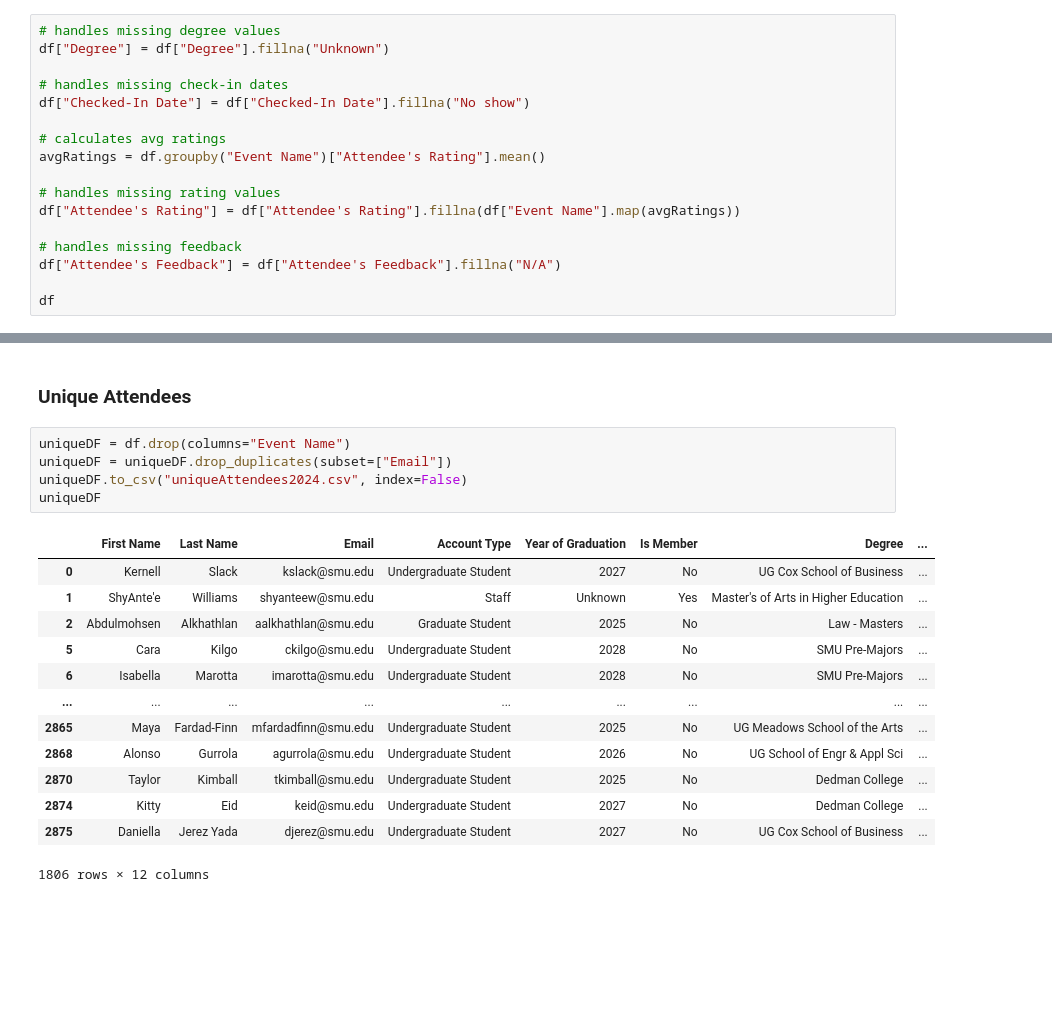
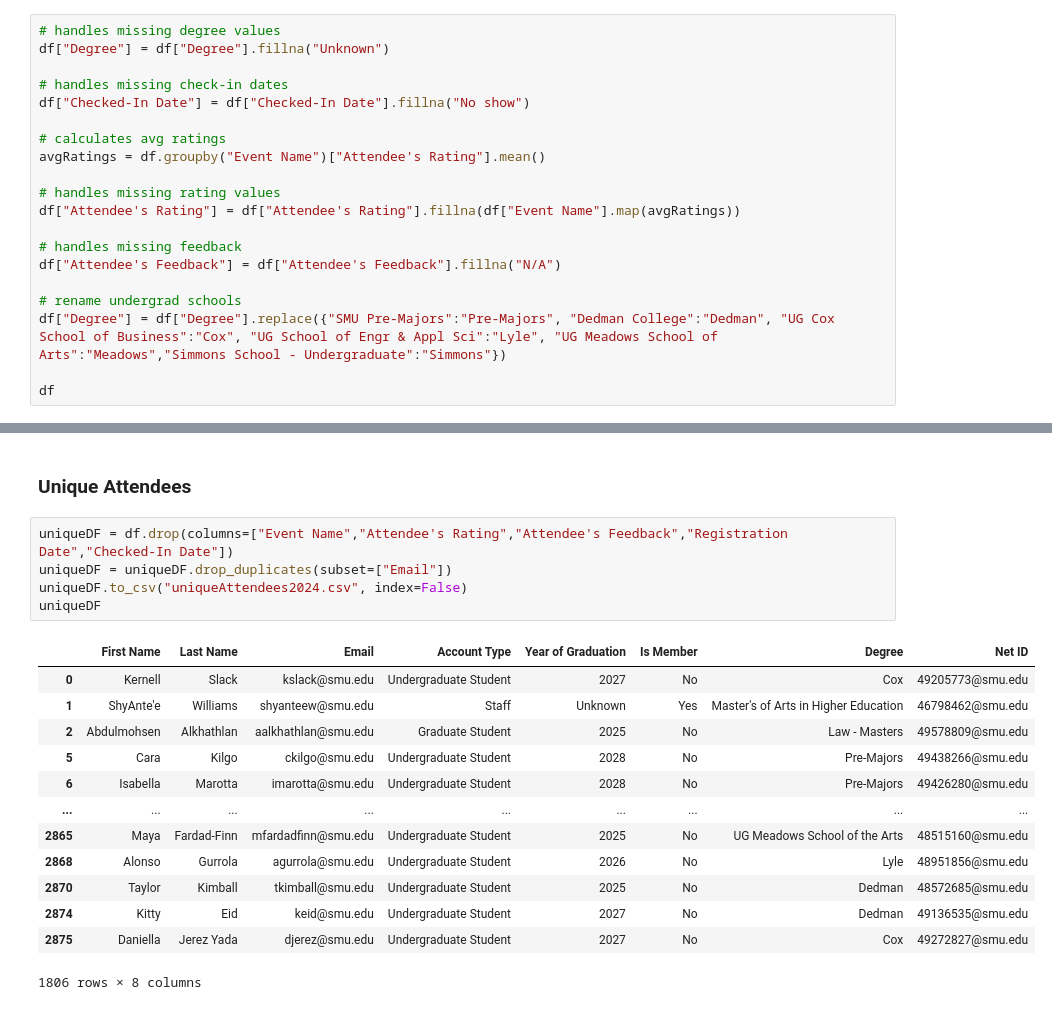
Before and after one commit to bonitadavis/PC-Data-Analysis-2024, a Jupyter notebook: Attendance Analysis.ipynb, the cells around one changed output, grey strips where cells are left out. Drawn from its saved outputs; the diff is of its cells as text; blank space fills up the shorter version.

Commit message:
Handled undergrad school names

```diff
--- a/Attendance Analysis.ipynb
+++ b/Attendance Analysis.ipynb
@@ -90,6 +90,9 @@ df["Attendee's Rating"] = df["Attendee's Rating"].fillna(df["Event Name"].map(av
 # handles missing feedback
 df["Attendee's Feedback"] = df["Attendee's Feedback"].fillna("N/A")
 
+# rename undergrad schools
+df["Degree"] = df["Degree"].replace({"SMU Pre-Majors":"Pre-Majors", "Dedman College":"Dedman", "UG Cox School of Business":"Cox", "UG School of Engr & Appl Sci":"Lyle", "UG Meadows School of Arts":"Meadows","Simmons School - Undergraduate":"Simmons"})
+
 df
 # %% [output]
 |  | First Name | Last Name | Email | Account Type | Year of Graduation | Is Member | Degree | ... |
@@ -110,21 +113,21 @@ df.to_csv("attendance2024.csv", index=False)
 # %% [markdown]
 ### Unique Attendees
 # %%
-uniqueDF = df.drop(columns="Event Name")
+uniqueDF = df.drop(columns=["Event Name","Attendee's Rating","Attendee's Feedback","Registration Date","Checked-In Date"])
 uniqueDF = uniqueDF.drop_duplicates(subset=["Email"])
 uniqueDF.to_csv("uniqueAttendees2024.csv", index=False)
 uniqueDF
 # %% [output]
-|  | First Name | Last Name | Email | Account Type | Year of Graduation | Is Member | Degree | ... |
-| 0 | Kernell | Slack | kslack@smu.edu | Undergraduate Student | 2027 | No | UG Cox School of Business | ... |
-| 1 | ShyAnte'e | Williams | shyanteew@smu.edu | Staff | Unknown | Yes | Master's of Arts in Higher Education | ... |
-| 2 | Abdulmohsen | Alkhathlan | aalkhathlan@smu.edu | Graduate Student | 2025 | No | Law - Masters | ... |
-| 5 | Cara | Kilgo | ckilgo@smu.edu | Undergraduate Student | 2028 | No | SMU Pre-Majors | ... |
-| 6 | Isabella | Marotta | imarotta@smu.edu | Undergraduate Student | 2028 | No | SMU Pre-Majors | ... |
+|  | First Name | Last Name | Email | Account Type | Year of Graduation | Is Member | Degree | Net ID |
+| 0 | Kernell | Slack | kslack@smu.edu | Undergraduate Student | 2027 | No | Cox | 49205773@smu.edu |
+| 1 | ShyAnte'e | Williams | shyanteew@smu.edu | Staff | Unknown | Yes | Master's of Arts in Higher Education | 46798462@smu.edu |
+| 2 | Abdulmohsen | Alkhathlan | aalkhathlan@smu.edu | Graduate Student | 2025 | No | Law - Masters | 49578809@smu.edu |
+| 5 | Cara | Kilgo | ckilgo@smu.edu | Undergraduate Student | 2028 | No | Pre-Majors | 49438266@smu.edu |
+| 6 | Isabella | Marotta | imarotta@smu.edu | Undergraduate Student | 2028 | No | Pre-Majors | 49426280@smu.edu |
 | ... | ... | ... | ... | ... | ... | ... | ... | ... |
-| 2865 | Maya | Fardad-Finn | mfardadfinn@smu.edu | Undergraduate Student | 2025 | No | UG Meadows School of the Arts | ... |
-| 2868 | Alonso | Gurrola | agurrola@smu.edu | Undergraduate Student | 2026 | No | UG School of Engr & Appl Sci | ... |
-| 2870 | Taylor | Kimball | tkimball@smu.edu | Undergraduate Student | 2025 | No | Dedman College | ... |
-| 2874 | Kitty | Eid | keid@smu.edu | Undergraduate Student | 2027 | No | Dedman College | ... |
-| 2875 | Daniella | Jerez Yada | djerez@smu.edu | Undergraduate Student | 2027 | No | UG Cox School of Business | ... |
+| 2865 | Maya | Fardad-Finn | mfardadfinn@smu.edu | Undergraduate Student | 2025 | No | UG Meadows School of the Arts | 48515160@smu.edu |
+| 2868 | Alonso | Gurrola | agurrola@smu.edu | Undergraduate Student | 2026 | No | Lyle | 48951856@smu.edu |
+| 2870 | Taylor | Kimball | tkimball@smu.edu | Undergraduate Student | 2025 | No | Dedman | 48572685@smu.edu |
+| 2874 | Kitty | Eid | keid@smu.edu | Undergraduate Student | 2027 | No | Dedman | 49136535@smu.edu |
+| 2875 | Daniella | Jerez Yada | djerez@smu.edu | Undergraduate Student | 2027 | No | Cox | 49272827@smu.edu |
-1806 rows × 12 columns
+1806 rows × 8 columns
```
Also changed, not shown: parts of 2 cells of this notebook, 2 other files.
